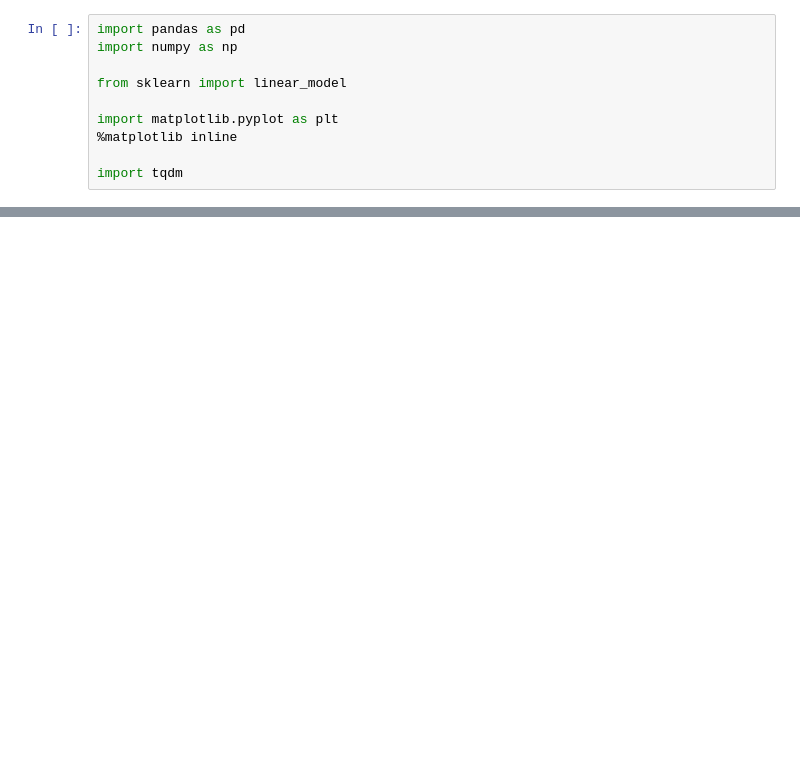
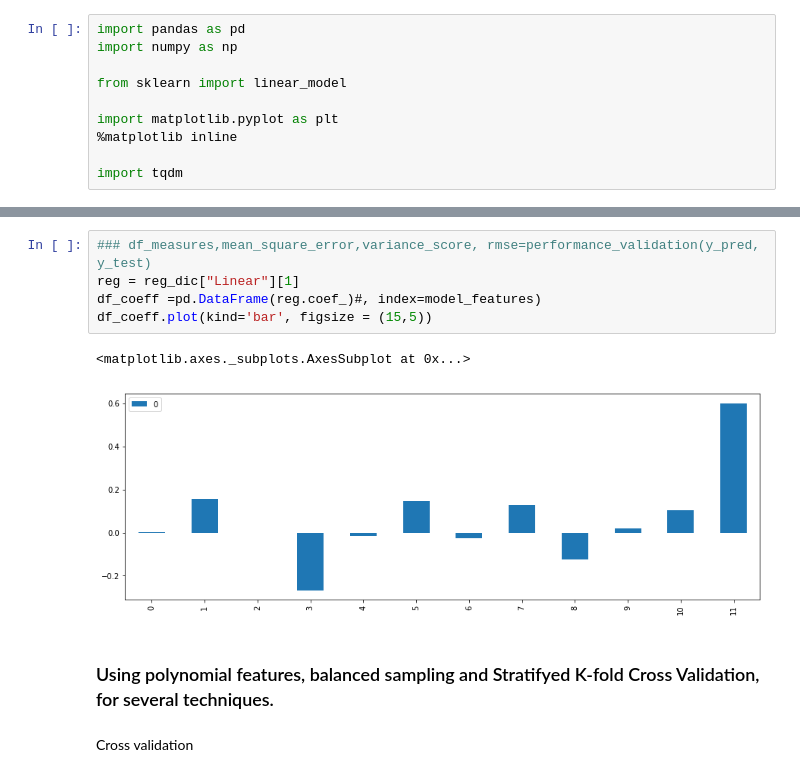
Before and after one commit to nocedan/cognitivo_teste, a Jupyter notebook: wine_quality_modelling.ipynb, the cells around one changed output, grey strips where cells are left out. Cells and saved outputs as stored; diff of their text form; blank space fills up the shorter version.

```diff
--- a/wine_quality_modelling.ipynb
+++ b/wine_quality_modelling.ipynb
@@ -76,0 +220,12 @@ Variance score: 0.30
+# %%
+### df_measures,mean_square_error,variance_score, rmse=performance_validation(y_pred, y_test)
+reg = reg_dic["Linear"][1]
+df_coeff =pd.DataFrame(reg.coef_)#, index=model_features)
+df_coeff.plot(kind='bar', figsize = (15,5))
+# %% [output]
+<matplotlib.axes._subplots.AxesSubplot at 0x...>
+[figure, added]
+# %% [markdown]
+### Using polynomial features, balanced sampling and Stratifyed K-fold Cross Validation, for several techniques.
+# %% [markdown]
+Cross validation
```
Also changed, not shown: parts of 23 cells of this notebook.
